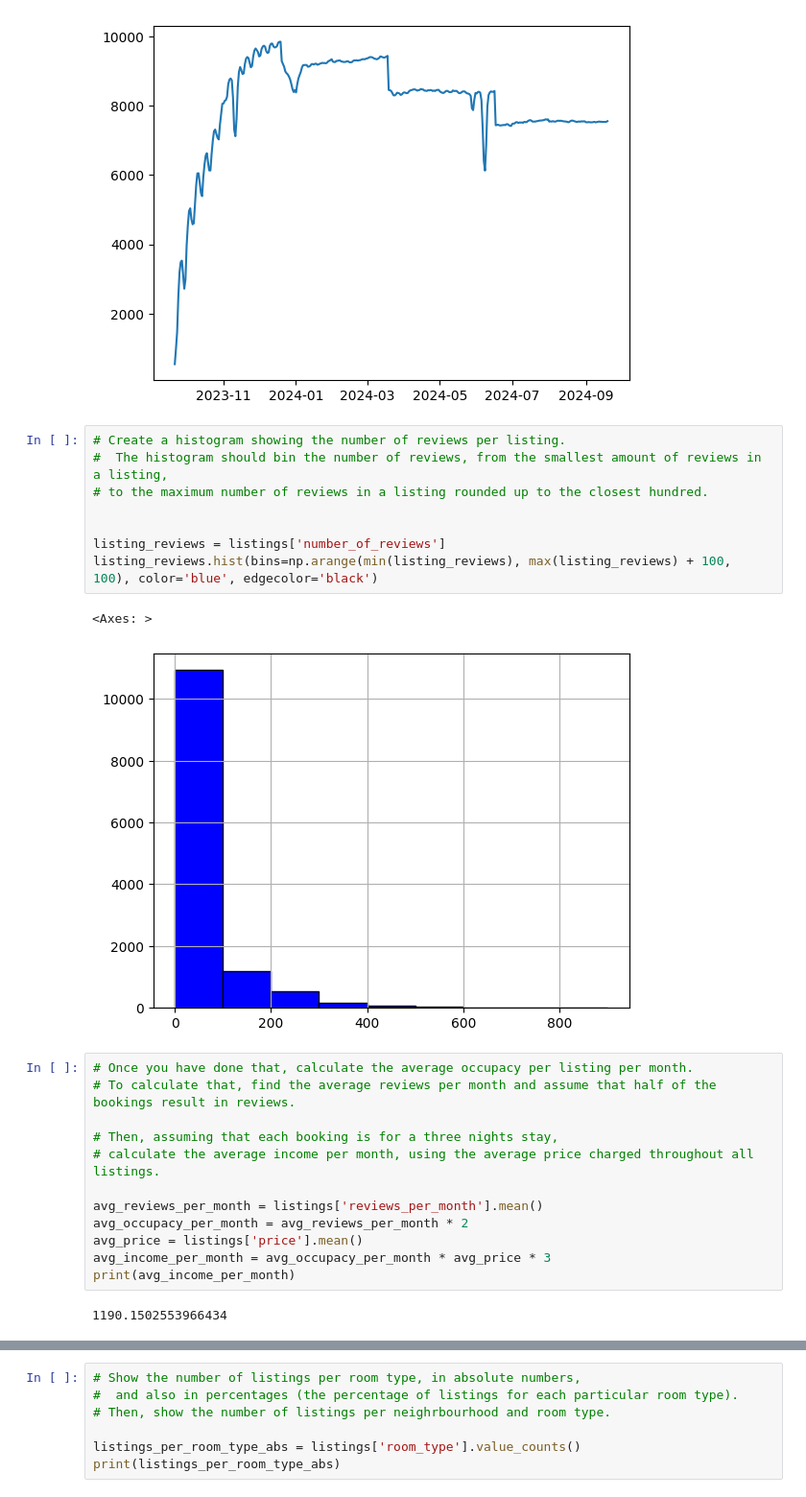
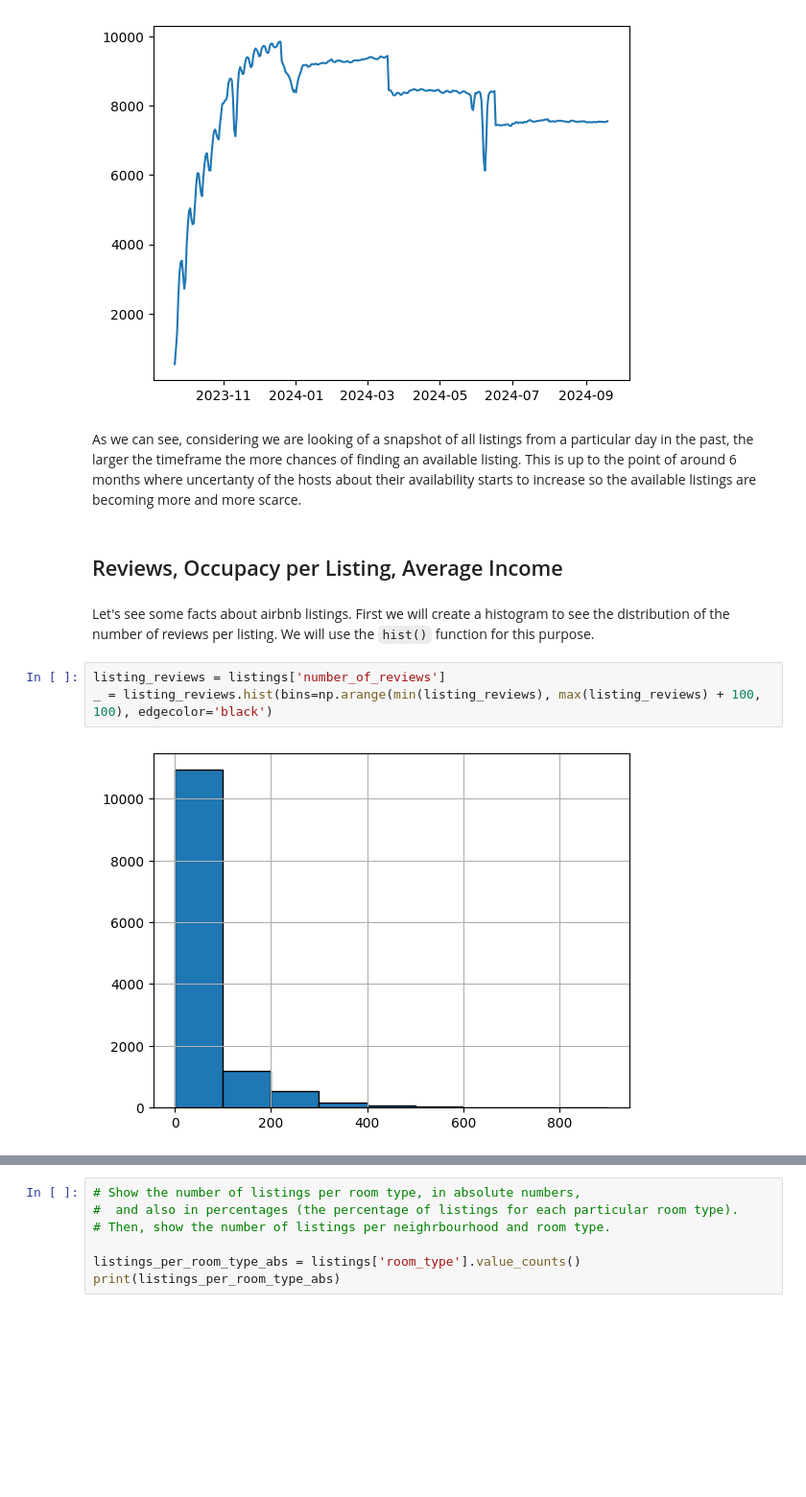
Before and after one commit to nickkatsios/airbnb-athens-analysis, a Jupyter notebook: airbnb_athens_analysis/assignment.ipynb, the cells around one changed output, grey strips where cells are left out. Shown at 96% size. Drawn from its saved outputs; the diff is of its cells as text; blank space fills up the shorter version.

````diff
--- a/airbnb_athens_analysis/assignment.ipynb
+++ b/airbnb_athens_analysis/assignment.ipynb
@@ -92,28 +118,14 @@ y = calendar[calendar['available'] == 't'].groupby('date').size()
 _ = plt.plot(x,y)
 # %% [output]
 [figure]
-# %%
-# Create a histogram showing the number of reviews per listing.
-#  The histogram should bin the number of reviews, from the smallest amount of reviews in a listing,
-# to the maximum number of reviews in a listing rounded up to the closest hundred.
-
-
-listing_reviews = listings['number_of_reviews']
-listing_reviews.hist(bins=np.arange(min(listing_reviews), max(listing_reviews) + 100, 100), color='blue', edgecolor='black')
-# %% [output]
-<Axes: >
-[figure, removed]
-# %%
-# Once you have done that, calculate the average occupacy per listing per month.
-# To calculate that, find the average reviews per month and assume that half of the bookings result in reviews.
-
-# Then, assuming that each booking is for a three nights stay,
-# calculate the average income per month, using the average price charged throughout all listings.
-
-avg_reviews_per_month = listings['reviews_per_month'].mean()
-avg_occupacy_per_month = avg_reviews_per_month * 2
-avg_price = listings['price'].mean()
-avg_income_per_month = avg_occupacy_per_month * avg_price * 3
-print(avg_income_per_month)
-# %% [output]
-1190.1502553966434
+# %% [markdown]
+As we can see, considering we are looking of a snapshot of all listings from a particular day in the past, the larger the timeframe the more chances of finding an available listing. This is up to the point of around 6 months where uncertanty of the hosts about their availability starts to increase so the available listings are becoming more and more scarce.
+# %% [markdown]
+## Reviews, Occupacy per Listing, Average Income
+# %% [markdown]
+Let's see some facts about airbnb listings. First we will create a histogram to see the distribution of the number of reviews per listing. We will use the ```hist()``` function for this purpose.
+# %%
+listing_reviews = listings['number_of_reviews']
+_ = listing_reviews.hist(bins=np.arange(min(listing_reviews), max(listing_reviews) + 100, 100), edgecolor='black')
+# %% [output]
+[figure, added]
````
Also changed, not shown: parts of 21 cells of this notebook.
